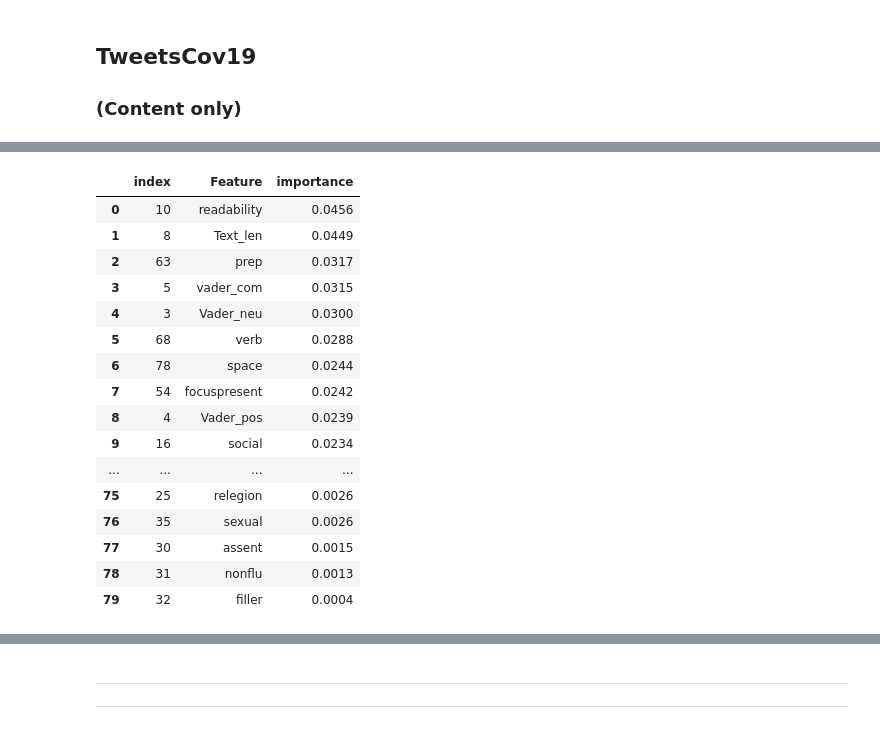
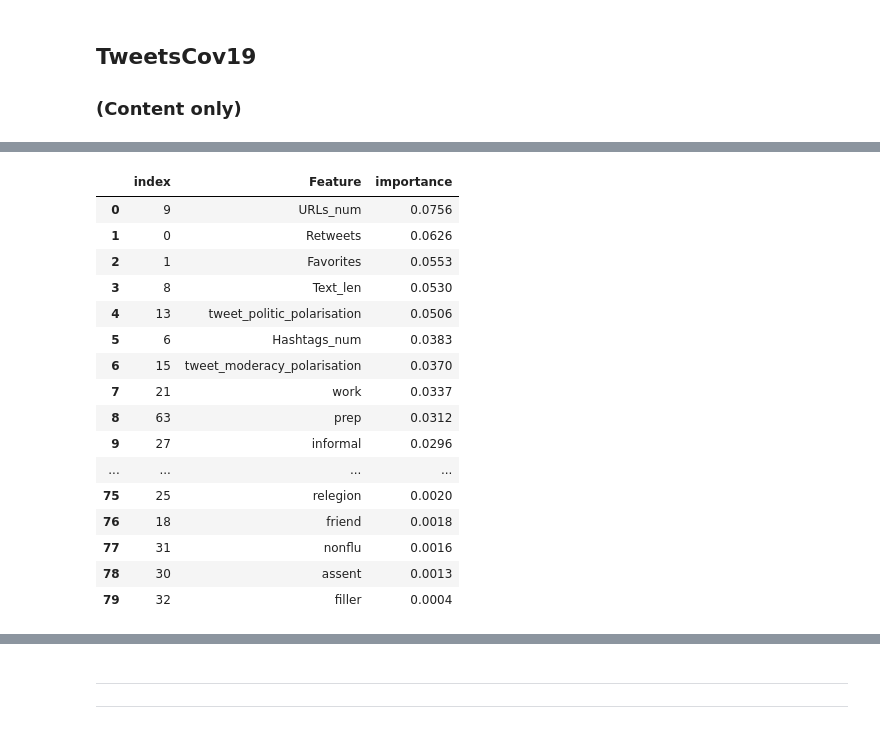
Before and after one commit to MoSamani/Deleted-Tweets, a Jupyter notebook: classifiers/RandomForest_Classifier.ipynb, the cells around one changed output, grey strips where cells are left out. Cells and saved outputs as stored; diff of their text form; code cells hidden in the pictures.

```diff
--- a/classifiers/RandomForest_Classifier.ipynb
+++ b/classifiers/RandomForest_Classifier.ipynb
@@ -52,9 +52,9 @@ from sklearn.metrics import f1_score
 ## TweetsCov19
 ### (Tweet content + user features)
 # %%
-path = '../data/df_tweetscov19_sample_20000.tsv'
+path = '../data/df_tweetscov19_sample_200000.tsv'
 
-df_tweetscov19_user = pd.read_csv(path, sep='\t', error_bad_lines=False, names=['Tweet_Id', 'Username', 'Retweets', 'Favorites', 'Vader_neg', 'Vader_neu', 'Vader_pos', 'vader_com', 'Hashtags_num', 'Mentions_num', 'Text_len', 'URLs_num', 'readability', 'Emoji_num', 'Emoji_sent', 'tweet_politic_polarisation', 'tweet_science_polarisation', 'tweet_moderacy_polarisation', 'social', 'family', 'friend', 'female', 'male' , 'work', 'leisure', 'home', 'money', 'relegion', 'death', 'informal', 'swear', 'netspeak', 'assent', 'nonflu', 'filler', 'body', 'health', 'sexual', 'ingest', 'posemo', 'negemo', 'anx', 'anger', 'sad', 'insight', 'cause', 'discrep', 'tentat', 'certain', 'differ', 'affiliation', 'achiev', 'power', 'reward', 'risk', 'focuspast', 'focuspresent', 'focusfuture', 'i', 'we', 'you', 'shehe', 'they', 'ipron', 'article', 'prep', 'auxverb', 'adverb', 'conj', 'negate', 'verb', 'adj', 'compare', 'interrog', 'number', 'quant', 'see', 'hear', 'feel', 'motion', 'space', 'time', 'user_political_polarisation', 'user_science_polarisation', 'user_moderacy_polarisation', 'user_num_posted_tweets', 'user_num_deleted_tweets', 'user_Deletion_ratio', 'user_Reputation', 'Is_deleted', 'user_vadercompound_average', 'tweet_vadercompound_difference', 'tweet_political_polarisation_difference', 'tweet_science_polarisation_difference', 'tweet_moderacy_polarisation_difference' ])
+df_tweetscov19_user = pd.read_csv(path, sep='\t', error_bad_lines=False, names=['Tweet_Id', 'Username', 'Retweets', 'Favorites', 'Vader_neg', 'Vader_neu', 'Vader_pos', 'vader_com', 'Hashtags_num', 'Mentions_num', 'Text_len', 'URLs_num', 'readability', 'Emoji_num', 'Emoji_sent', 'tweet_politic_polarisation', 'tweet_science_polarisation', 'tweet_moderacy_polarisation', 'social', 'family', 'friend', 'female', 'male' , 'work', 'leisure', 'home', 'money', 'relegion', 'death', 'informal', 'swear', 'netspeak', 'assent', 'nonflu', 'filler', 'body', 'health', 'sexual', 'ingest', 'posemo', 'negemo', 'anx', 'anger', 'sad', 'insight', 'cause', 'discrep', 'tentat', 'certain', 'differ', 'affiliation', 'achiev', 'power', 'reward', 'risk', 'focuspast', 'focuspresent', 'focusfuture', 'i', 'we', 'you', 'shehe', 'they', 'ipron', 'article', 'prep', 'auxverb', 'adverb', 'conj', 'negate', 'verb', 'adj', 'compare', 'interrog', 'number', 'quant', 'see', 'hear', 'feel', 'motion', 'space', 'time', 'user_political_polarisation', 'user_science_polarisation', 'user_moderacy_polarisation', 'user_num_posted_tweets', 'user_num_deleted_tweets', 'user_Deletion_ratio', 'user_Reputation', 'Is_deleted', 'user_vadercompound_average', 'tweet_vadercompound_abweichung', 'tweet_political_polarisation_abweichung', 'tweet_science_polarisation_abweichung', 'tweet_moderacy_polarisation_abweichung' ])
 
 print('Shape :', df_tweetscov19_user.shape)
 df_tweetscov19_user.head()
@@ -550,7 +402,7 @@ features
 
 #features = features[2:83]
 df_tweetscov19_user = df_tweetscov19_user[features.tolist()]
-df_tweetscov19_user = df_tweetscov19_user.drop(columns=[ 'user_vadercompound_average', 'tweet_vadercompound_difference', 'tweet_political_polarisation_difference', 'tweet_science_polarisation_difference', 'tweet_moderacy_polarisation_difference'])
+df_tweetscov19_user = df_tweetscov19_user.drop(columns=[ 'user_vadercompound_average', 'tweet_vadercompound_abweichung', 'tweet_political_polarisation_abweichung', 'tweet_science_polarisation_abweichung', 'tweet_moderacy_polarisation_abweichung' ])
 df_tweetscov19_user = df_tweetscov19_user.drop(columns=[ 'user_political_polarisation', 'user_science_polarisation', 'user_moderacy_polarisation', 'user_Reputation'])
 # %%
 features = df_tweetscov19_user.columns
@@ -578,21 +427,24 @@ Wall time: 794 ms
 # %%
-f_importances = features_classifier_(X, rf_model)
+clf_cv = RandomForestClassifier(n_estimators = 1000 , random_state=20, max_features = 'sqrt',max_depth = 10, min_samples_split = 2, min_samples_leaf=1, bootstrap = True, n_jobs=-1)
+clf_cv.fit(X_train, y_train)
+
+f_importances = features_classifier_(X, clf_cv)
 f_importances
 # %% [output]
 |  | index | Feature | importance |
-| 0 | 10 | readability | 0.0456 |
-| 1 | 8 | Text_len | 0.0449 |
-| 2 | 63 | prep | 0.0317 |
-| 3 | 5 | vader_com | 0.0315 |
-| 4 | 3 | Vader_neu | 0.0300 |
-| 5 | 68 | verb | 0.0288 |
-| 6 | 78 | space | 0.0244 |
-| 7 | 54 | focuspresent | 0.0242 |
-| 8 | 4 | Vader_pos | 0.0239 |
-| 9 | 16 | social | 0.0234 |
+| 0 | 9 | URLs_num | 0.0756 |
+| 1 | 0 | Retweets | 0.0626 |
+| 2 | 1 | Favorites | 0.0553 |
+| 3 | 8 | Text_len | 0.0530 |
+| 4 | 13 | tweet_politic_polarisation | 0.0506 |
+| 5 | 6 | Hashtags_num | 0.0383 |
+| 6 | 15 | tweet_moderacy_polarisation | 0.0370 |
+| 7 | 21 | work | 0.0337 |
+| 8 | 63 | prep | 0.0312 |
+| 9 | 27 | informal | 0.0296 |
 | ... | ... | ... | ... |
-| 75 | 25 | relegion | 0.0026 |
-| 76 | 35 | sexual | 0.0026 |
-| 77 | 30 | assent | 0.0015 |
-| 78 | 31 | nonflu | 0.0013 |
+| 75 | 25 | relegion | 0.0020 |
+| 76 | 18 | friend | 0.0018 |
+| 77 | 31 | nonflu | 0.0016 |
+| 78 | 30 | assent | 0.0013 |
 | 79 | 32 | filler | 0.0004 |
```
Also changed, not shown: parts of 85 cells of this notebook, 36 other files.
